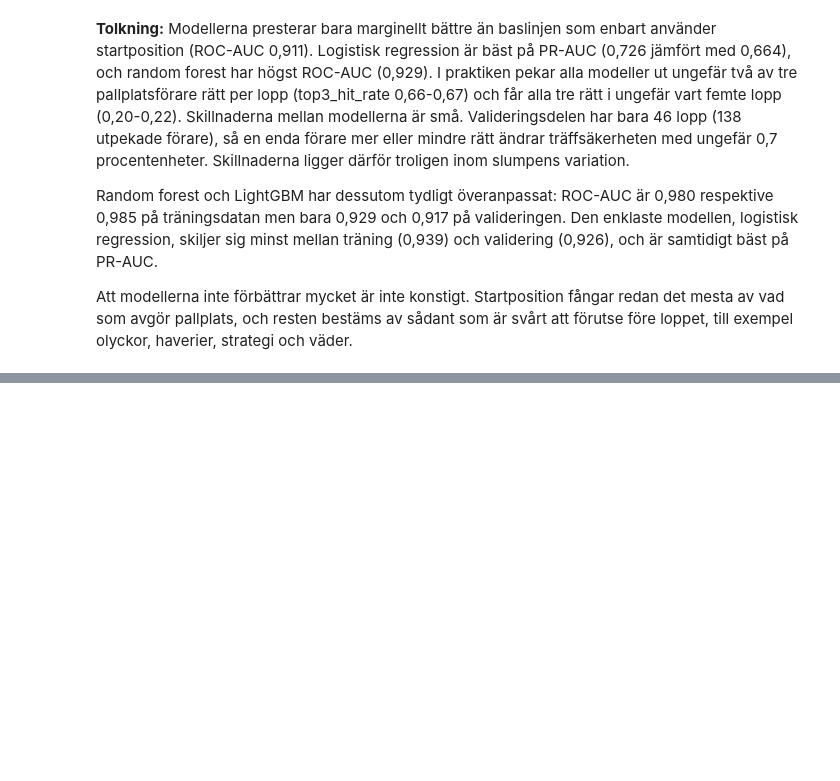
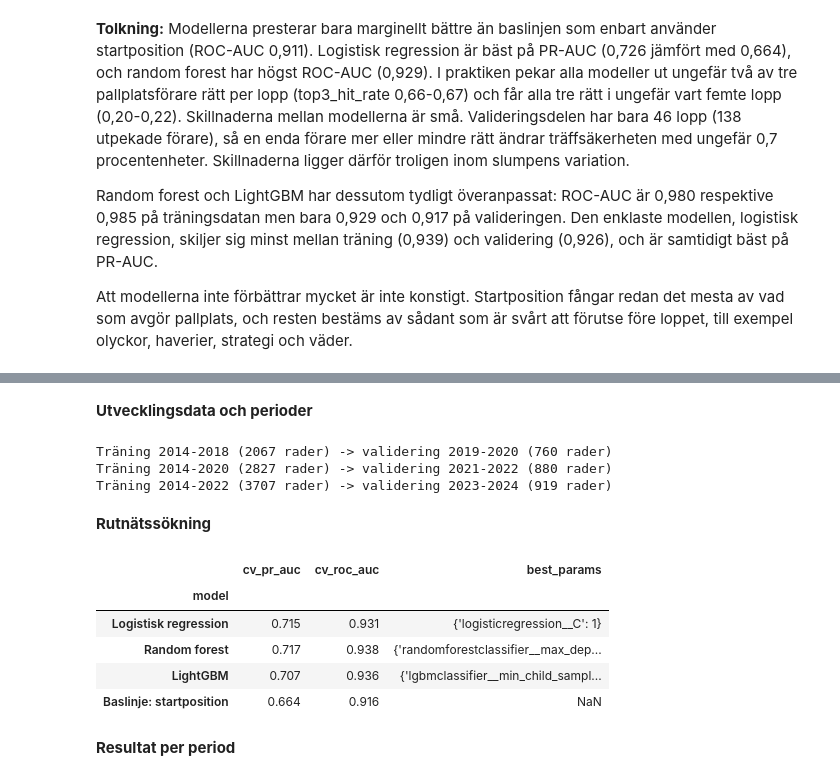
Before and after one commit to felixalfred/f1-podium-prediction, a Jupyter notebook: notebooks/f1_podium_prediction.ipynb, the cells around one changed output, grey strips where cells are left out. Cells and saved outputs as stored; diff of their text form; code cells hidden in the pictures; blank space fills up the shorter version.

```diff
--- a/notebooks/f1_podium_prediction.ipynb
+++ b/notebooks/f1_podium_prediction.ipynb
@@ -1117,0 +1130,75 @@ Att modellerna inte förbättrar mycket är inte konstigt. Startposition fångar
+# %% [markdown]
+**Utvecklingsdata och perioder**
+# %%
+from sklearn.model_selection import GridSearchCV
+
+# Utvecklingsdata: 2014-2024 (testdelen 2025-2026 är orörd)
+dev = df[df["year"] <= 2024].reset_index(drop=True)
+X_dev, y_dev = dev[features], dev["podium"]
+
+# Tre perioder: träna på tidigare säsonger, validera på de två följande
+blocks = [(2019, 2020), (2021, 2022), (2023, 2024)]
+cv_splits = []
+for first, last in blocks:
+    train_idx = np.where(dev["year"] < first)[0]
+    val_idx = np.where(dev["year"].between(first, last))[0]
+    cv_splits.append((train_idx, val_idx))
+    print(f"Träning 2014-{first - 1} ({len(train_idx)} rader) -> validering {first}-{last} ({len(val_idx)} rader)")
+# %% [output]
+Träning 2014-2018 (2067 rader) -> validering 2019-2020 (760 rader)
+Träning 2014-2020 (2827 rader) -> validering 2021-2022 (880 rader)
+Träning 2014-2022 (3707 rader) -> validering 2023-2024 (919 rader)
+# %% [markdown]
+**Rutnätssökning**
+# %%
+# Modeller och de inställningar som ska provas
+candidates = {
+    "Logistisk regression": (
+        make_pipeline(SimpleImputer(strategy="median"), StandardScaler(), LogisticRegression(max_iter=1000)),
+        {"logisticregression__C": [0.01, 0.1, 1, 10]},      # C: lägre värde = starkare förenkling
+    ),
+    "Random forest": (
+        make_pipeline(SimpleImputer(strategy="median"),
+                      RandomForestClassifier(n_estimators=300, random_state=42, n_jobs=1)),
+        {"randomforestclassifier__max_depth": [3, 5, 8],            # högsta träddjup
+         "randomforestclassifier__min_samples_leaf": [5, 20, 50]},  # minsta antal rader per löv
+    ),
+    "LightGBM": (
+        make_pipeline(SimpleImputer(strategy="median"),
+                      LGBMClassifier(learning_rate=0.05, random_state=42, verbose=-1, n_jobs=1)),
+        {"lgbmclassifier__num_leaves": [4, 8],                # storlek på varje träd
+         "lgbmclassifier__n_estimators": [50, 100, 200],      # antal träd
+         "lgbmclassifier__min_child_samples": [20, 50]},      # minsta antal rader per löv
+    ),
+}
+
+searches, rows = {}, []
+for name, (pipeline, param_grid) in candidates.items():
+    search = GridSearchCV(pipeline, param_grid, cv=cv_splits,
+                          scoring={"pr_auc": "average_precision", "roc_auc": "roc_auc"},
+                          refit="pr_auc", n_jobs=-1)
+    search.fit(X_dev, y_dev)
+    best = search.best_index_
+    searches[name] = search
+    rows.append({"model": name,
+                 "cv_pr_auc": search.cv_results_["mean_test_pr_auc"][best],
+                 "cv_roc_auc": search.cv_results_["mean_test_roc_auc"][best],
+                 "best_params": search.best_params_})
+
+# Baslinjen (startposition) utvärderas i samma tre perioder
+baseline_pr = [average_precision_score(y_dev.iloc[v], -dev["grid_adj"].iloc[v]) for _, v in cv_splits]
+baseline_roc = [roc_auc_score(y_dev.iloc[v], -dev["grid_adj"].iloc[v]) for _, v in cv_splits]
+
+tuned = pd.DataFrame(rows).set_index("model")
+tuned.loc["Baslinje: startposition"] = [np.mean(baseline_pr), np.mean(baseline_roc), None]
+pd.set_option("display.max_colwidth", None) # Denna rad lades till för att hela texten ska synas under "best_params"
+tuned.round(3)
+# %% [output]
+|  | cv_pr_auc | cv_roc_auc | best_params |
+| model |  |  |  |
+| Logistisk regression | 0.715 | 0.931 | {'logisticregression__C': 1} |
+| Random forest | 0.717 | 0.938 | {'randomforestclassifier__max_dep... |
+| LightGBM | 0.707 | 0.936 | {'lgbmclassifier__min_child_sampl... |
+| Baslinje: startposition | 0.664 | 0.916 | NaN |
+# %% [markdown]
+**Resultat per period**
```
Also changed, not shown: parts of 12 cells of this notebook.
